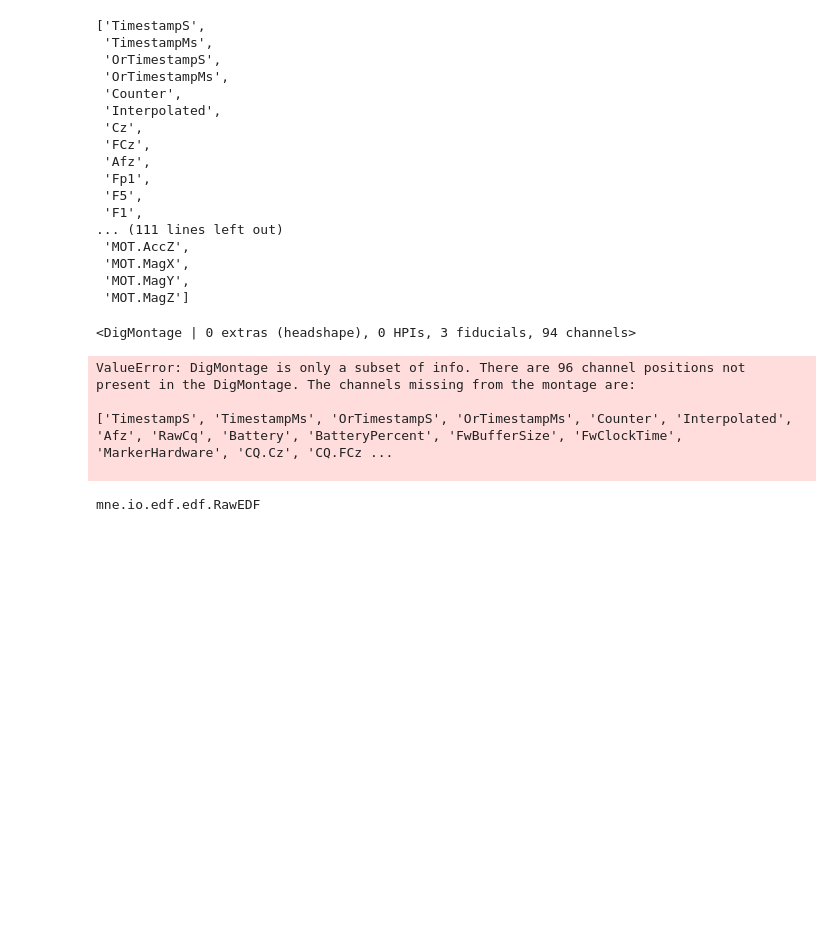
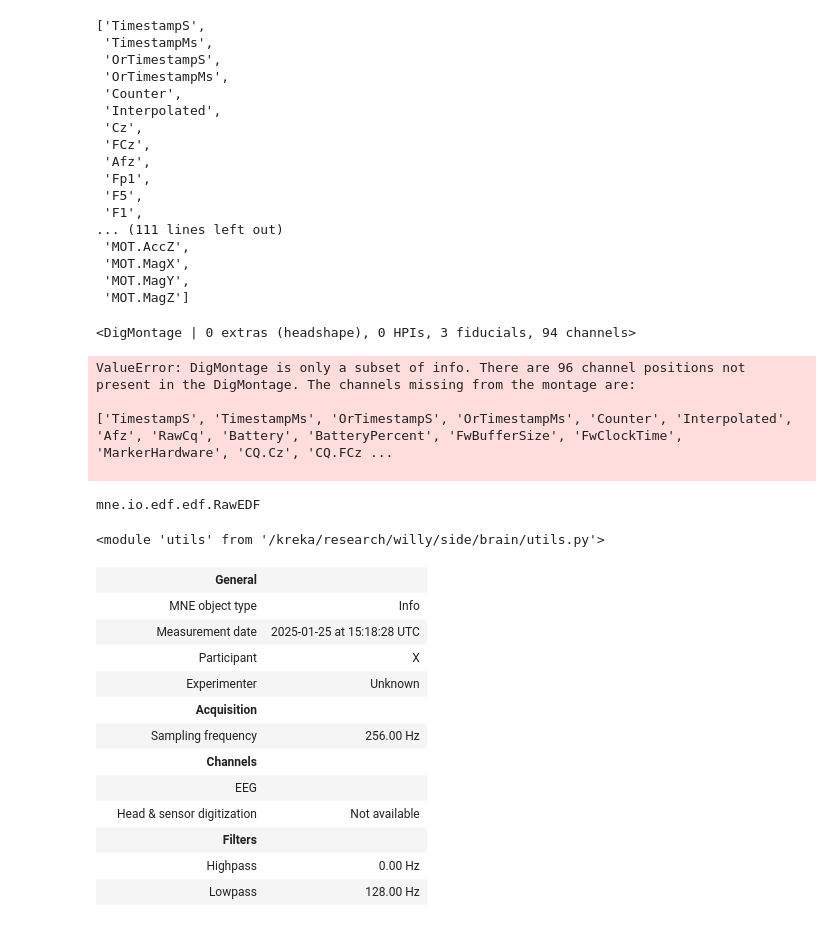
Before and after one commit to ironman5366/brain, a Jupyter notebook: notebooks/data_exploration.ipynb, the cells around one changed output. Cells and saved outputs as stored; diff of their text form; code cells hidden in the pictures; blank space fills up the shorter version.

Commit message:
wip on data and normalization

```diff
--- a/notebooks/data_exploration.ipynb
+++ b/notebooks/data_exploration.ipynb
@@ -98,3 +98,30 @@ raw_
 type(raw_data)
 # %% [output]
 mne.io.edf.edf.RawEDF
+# %%
+import sys
+from pathlib import Path
+sys.path.append(
+    str(Path.cwd().parent)
+)
+import importlib
+import utils
+importlib.reload(utils)
+# %% [output]
+<module 'utils' from '/kreka/research/willy/side/brain/utils.py'>
+# %%
+raw_data.info
+# %% [output]
+|  | General |  |
+|  | MNE object type | Info |
+|  | Measurement date | 2025-01-25 at 15:18:28 UTC |
+|  | Participant | X |
+|  | Experimenter | Unknown |
+|  | Acquisition |  |
+|  | Sampling frequency | 256.00 Hz |
+|  | Channels |  |
+|  | EEG |  |
+|  | Head & sensor digitization | Not available |
+|  | Filters |  |
+|  | Highpass | 0.00 Hz |
+|  | Lowpass | 128.00 Hz |
```
Also changed, not shown: parts of 13 cells of this notebook, 6 other files.
